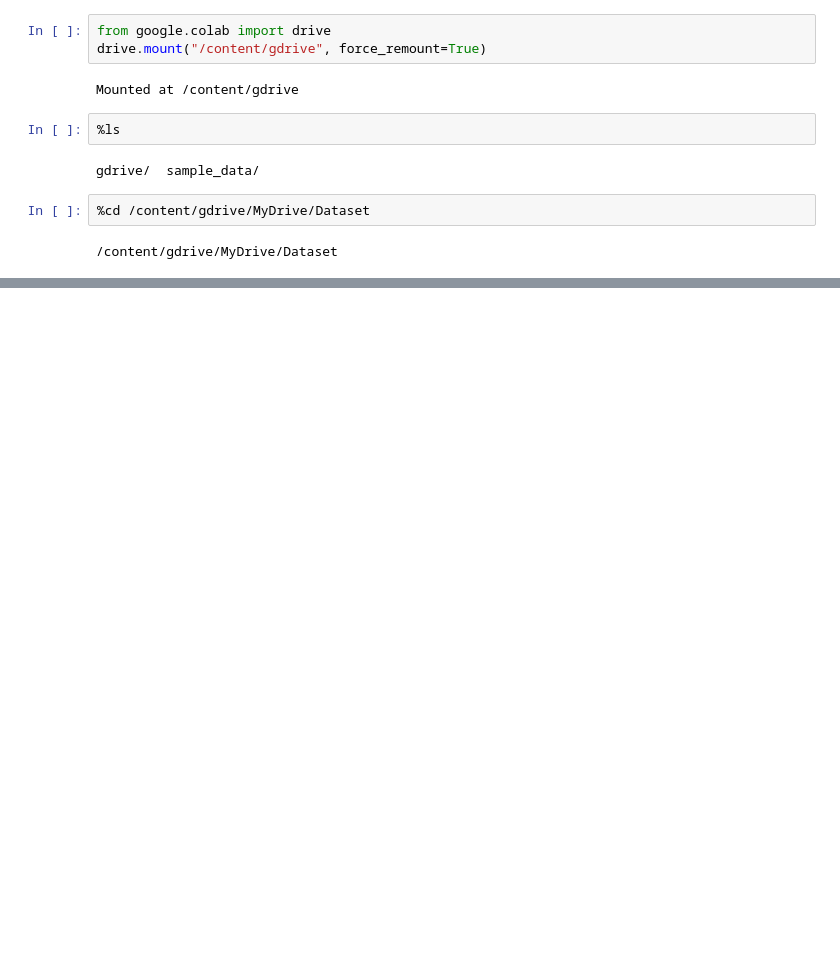
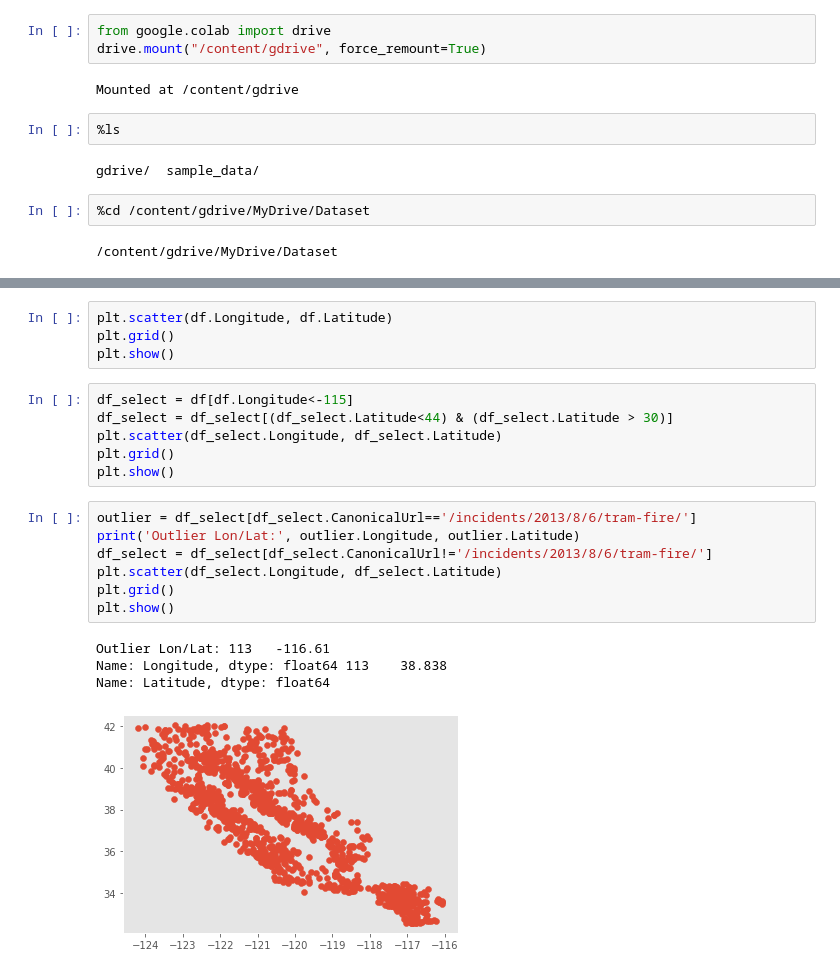
Before and after one commit to kushalt93/WildfirePrediction, a Jupyter notebook: testProject.ipynb, the cells around one changed output, grey strips where cells are left out. Saved outputs shown, nothing was run; the diff lists cells and outputs as text; blank space fills up the shorter version.

```diff
--- a/testProject.ipynb
+++ b/testProject.ipynb
@@ -295,0 +80,22 @@ LST = normalize(LST, axis=0, norm='max')
+# %%
+plt.scatter(df.Longitude, df.Latitude)
+plt.grid()
+plt.show()
+# %%
+df_select = df[df.Longitude<-115]
+df_select = df_select[(df_select.Latitude<44) & (df_select.Latitude > 30)]
+plt.scatter(df_select.Longitude, df_select.Latitude)
+plt.grid()
+plt.show()
+# %%
+outlier = df_select[df_select.CanonicalUrl=='/incidents/2013/8/6/tram-fire/']
+print('Outlier Lon/Lat:', outlier.Longitude, outlier.Latitude)
+df_select = df_select[df_select.CanonicalUrl!='/incidents/2013/8/6/tram-fire/']
+plt.scatter(df_select.Longitude, df_select.Latitude)
+plt.grid()
+plt.show()
+# %% [output]
+Outlier Lon/Lat: 113   -116.61
+Name: Longitude, dtype: float64 113    38.838
+Name: Latitude, dtype: float64
+[figure, added]
```
Also changed, not shown: parts of 44 cells of this notebook.
